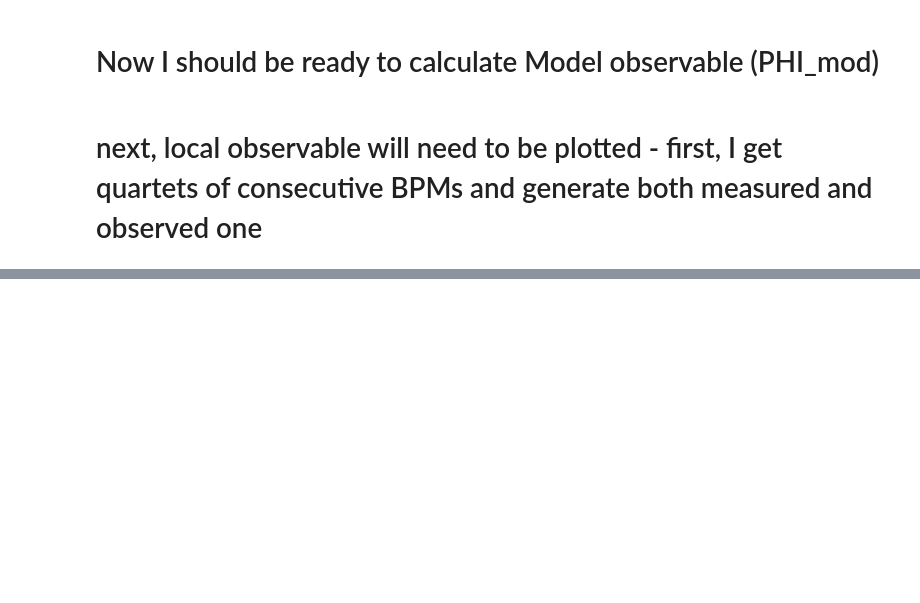
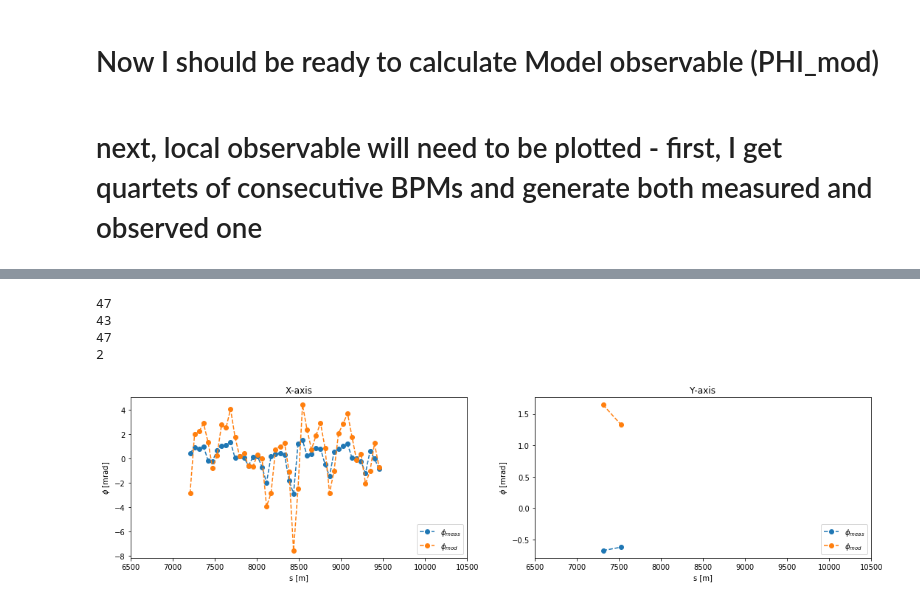
Before and after one commit to sebastiankalos/CERN_2021, a Jupyter notebook: local_observable.ipynb, the cells around one changed output, grey strips where cells are left out. Cells and saved outputs as stored; diff of their text form; code cells hidden in the pictures; blank space fills up the shorter version.

```diff
--- a/local_observable.ipynb
+++ b/local_observable.ipynb
@@ -485,0 +583,40 @@ plt.savefig('measured_model_observable.png', dpi=300)
+# %%
+print(len(PHI_meas_x_list))
+print(len(PHI_meas_x_list_45_45_45))
+print(len(PHI_meas_y_list))
+print(len(PHI_meas_y_list_45_45_45))
+# %% [output]
+47
+43
+47
+2
+# %%
+fig, (plt1, plt2) = plt.subplots(1, 2, figsize=(18, 4)) #initialize a double plot
+
+x_min = 6500
+x_max = 10500
+
+#first plot - X axis
+plt1.plot(BPM_arc_s_x_45_45_45, PHI_meas_x_list_45_45_45, label=r'$\phi_{meas}$', marker='o', linestyle='dashed')
+plt1.plot(BPM_arc_s_x_45_45_45, PHI_mod_x_list_45_45_45, label=r'$\phi_{mod}$', marker='o', linestyle='dashed')
+plt1.legend(loc="lower right")
+#plt1.grid(linestyle='--')
+plt1.set_xlabel('s [m]')
+plt1.set_ylabel(r'$\phi$ [mrad]')
+plt1.set_title('X-axis')
+plt1.set_xlim(x_min, x_max)
+
+
+#second plot - Y axis
+plt2.plot(BPM_arc_s_y_45_45_45, PHI_meas_y_list_45_45_45, label=r'$\phi_{meas}$', marker='o', linestyle='dashed')
+plt2.plot(BPM_arc_s_y_45_45_45, PHI_mod_y_list_45_45_45, label=r'$\phi_{mod}$', marker='o', linestyle='dashed')
+plt2.legend(loc="lower right")
+#plt2.grid(linestyle='--')
+plt2.set_xlabel('s [m]')
+plt2.set_ylabel(r'$\phi$ [mrad]')
+plt2.set_title('Y-axis')
+plt2.set_xlim(x_min, x_max)
+
+plt.savefig('arc_observable.png', dpi=300)
+# %% [output]
+[figure, added]
```
Also changed, not shown: parts of 3 cells of this notebook, 1 other file.
